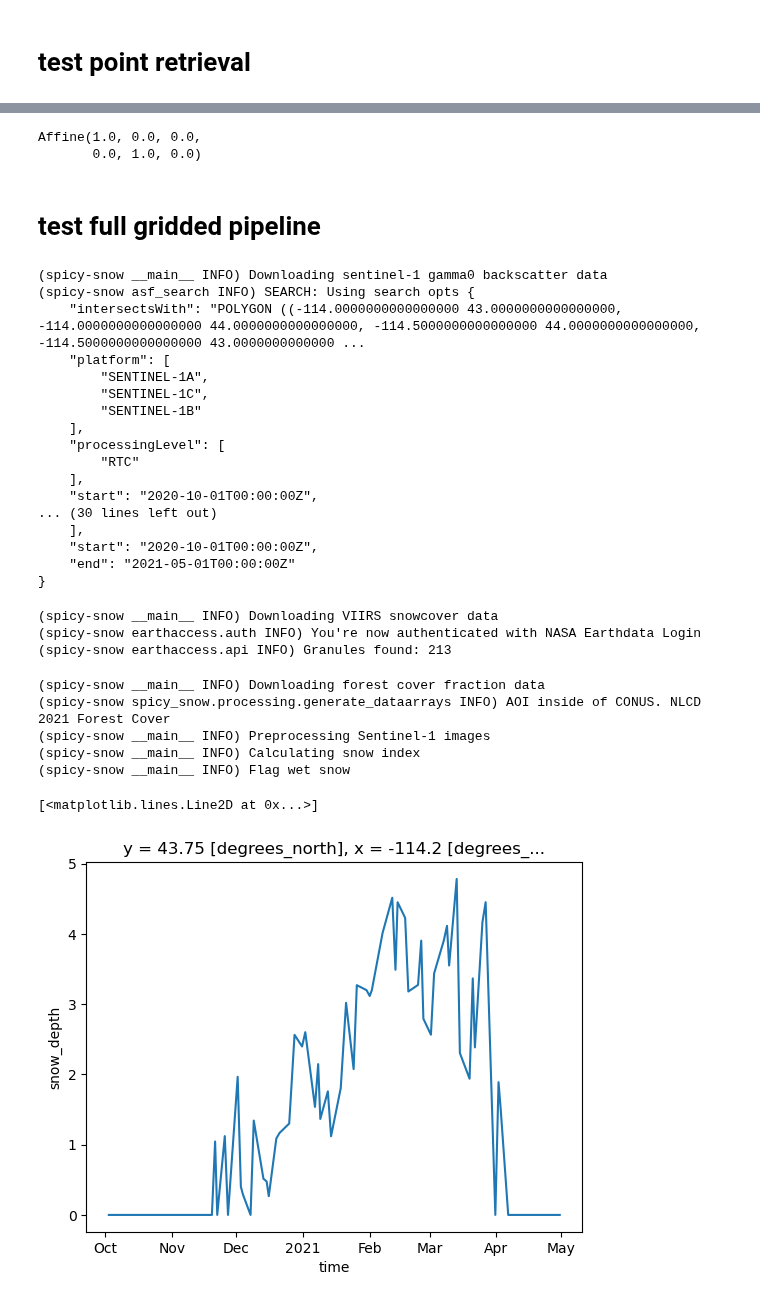
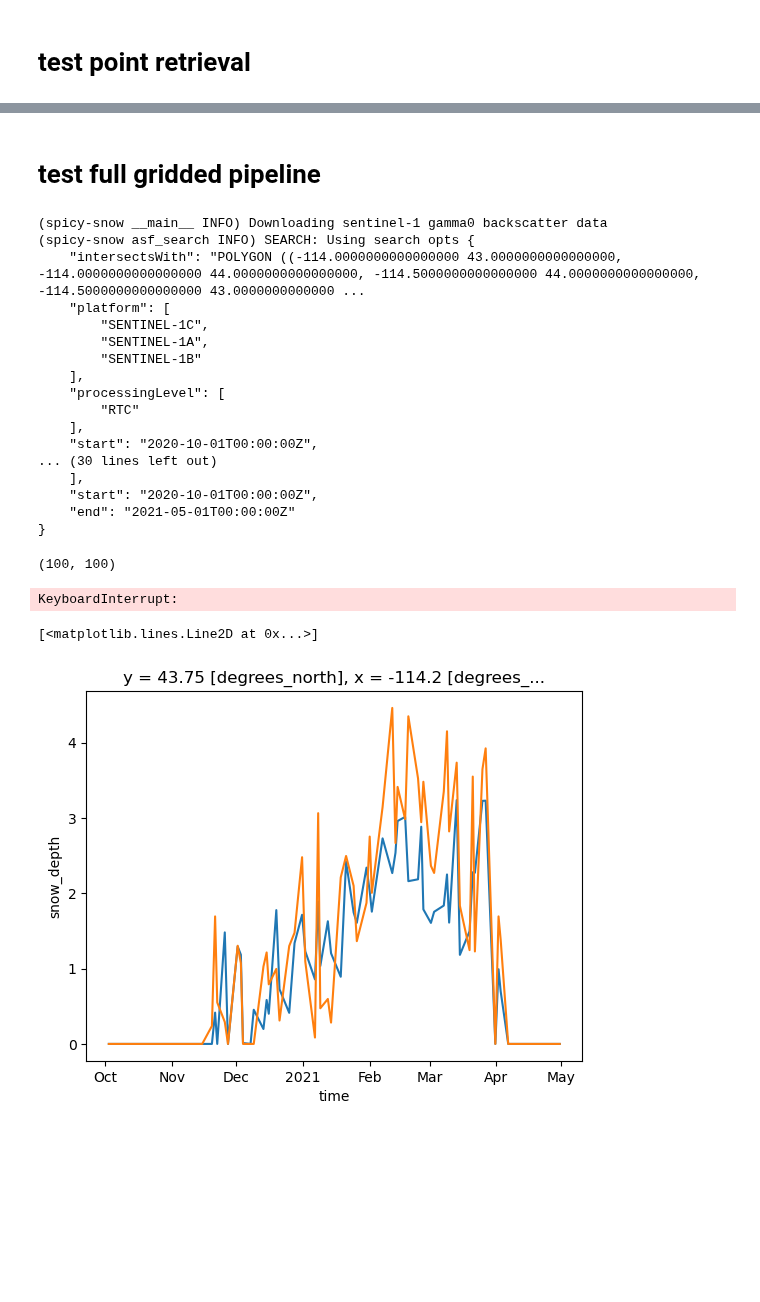
Before and after one commit to SnowEx/spicy-snow, a Jupyter notebook: notebooks/test_point_retreival.ipynb, the cells around one changed output, grey strips where cells are left out. Saved outputs shown, nothing was run; the diff lists cells and outputs as text; code cells hidden in the pictures; blank space fills up the shorter version.

```diff
--- a/notebooks/test_point_retreival.ipynb
+++ b/notebooks/test_point_retreival.ipynb
@@ -156,15 +188,9 @@ ds['vh'].plot()
-# %%
-import rioxarray
-import numpy as np
-
-xr.DataArray(np.arange(100).reshape(10, 10), dims = ['y', 'x'], coords = {'y': range(10), 'x': range(10)}).rio.write_crs('EPSG:4326').sel(x = 4.9, y = 4.9, method = 'nearest').rio.transform()
-# %% [output]
-Affine(1.0, 0.0, 0.0,
-       0.0, 1.0, 0.0)
 # %% [markdown]
 # test full gridded pipeline
 # %%
 # -- preflight checks -- #
+test_aoi = [-114.5, 43, -114, 44]
+
 aoi = validate_aoi(test_aoi)
 dates = validate_dates(*dates)
 debug = False
@@ -213,13 +239,13 @@ s1_fps = download_urls_parallel(s1_urls, work_dir.joinpath('opera'))
 
 # generate dataset and start to save s1 data vars. Use zarr to reduce memory load for big arrays
 ds = xr.Dataset()
-ds['vv'] = parralel_generate_sentinel1_dataarray(s1_fps, aoi, pol = 'VV')
+ds['vv'] = generate_sentinel1_dataarray(s1_fps, aoi, pol = 'VV')
 
 # grab spatial reference from first time step of VV
 spatial_reference = ds['vv'].isel(time = 0)
 
 # repeat combining and spatial resampling for VH
-ds['vh'] = parralel_generate_sentinel1_dataarray(s1_fps, aoi, pol = 'VH', ref = spatial_reference)
+ds['vh'] = generate_sentinel1_dataarray(s1_fps, aoi, pol = 'VH', ref = spatial_reference)
 
 # next VIIRS snowcover #
 log.info("Downloading VIIRS snowcover data")
@@ -307,13 +333,15 @@ if outfp:
     outfp = str(outfp)
 
     ds.to_netcdf(outfp)
+
+gridded = ds
 # %% [output]
 (spicy-snow __main__ INFO) Downloading sentinel-1 gamma0 backscatter data
 (spicy-snow asf_search INFO) SEARCH: Using search opts {
     "intersectsWith": "POLYGON ((-114.0000000000000000 43.0000000000000000, -114.0000000000000000 44.0000000000000000, -114.5000000000000000 44.0000000000000000, -114.5000000000000000 43.0000000000000 ...
     "platform": [
+        "SENTINEL-1C",
         "SENTINEL-1A",
-        "SENTINEL-1C",
         "SENTINEL-1B"
     ],
     "processingLevel": [
@@ -325,16 +353,13 @@ if outfp:
     "start": "2020-10-01T00:00:00Z",
     "end": "2021-05-01T00:00:00Z"
 }
-(spicy-snow __main__ INFO) Downloading VIIRS snowcover data
-(spicy-snow earthaccess.auth INFO) You're now authenticated with NASA Earthdata Login
-(spicy-snow earthaccess.api INFO) Granules found: 213
+(100, 100)
-(spicy-snow __main__ INFO) Downloading forest cover fraction data
-(spicy-snow spicy_snow.processing.generate_dataarrays INFO) AOI inside of CONUS. NLCD 2021 Forest Cover
-(spicy-snow __main__ INFO) Preprocessing Sentinel-1 images
-(spicy-snow __main__ INFO) Calculating snow index
-(spicy-snow __main__ INFO) Flag wet snow
+KeyboardInterrupt:
 # %%
-ds['snow_depth'].sel(x = -114.2, y = 43.75, method = 'nearest').plot()
+gridded['snow_depth'].sel(x = -114.2, y = 43.75, method = 'nearest').plot()
+import numpy as np
+import matplotlib.pyplot as plt
+ds['snow_depth'].plot(ax = plt.gca())
 # %% [output]
 [<matplotlib.lines.Line2D at 0x...>]
-[figure, old version]
+[figure, new version]
```
Also changed, not shown: parts of 6 cells of this notebook, 2 other files.
